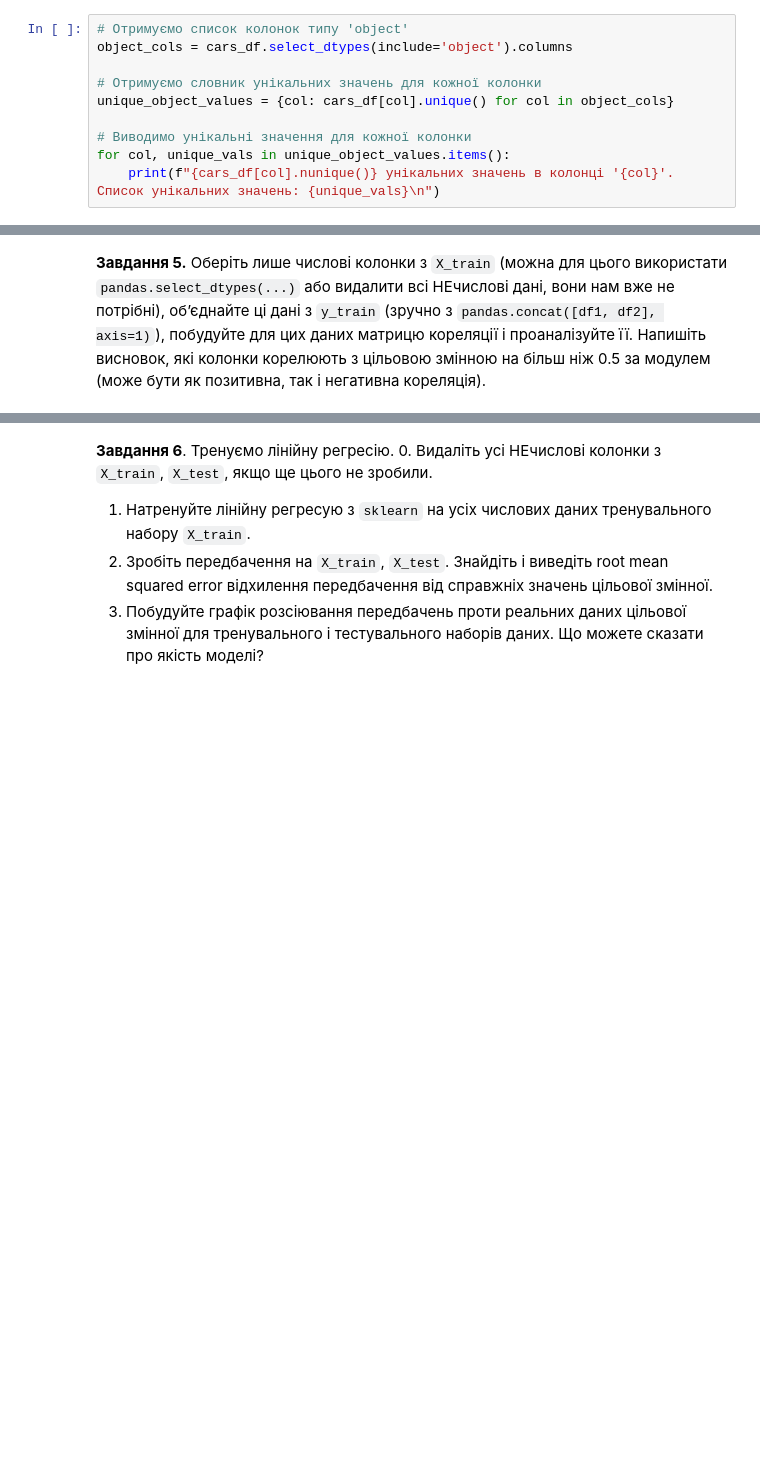
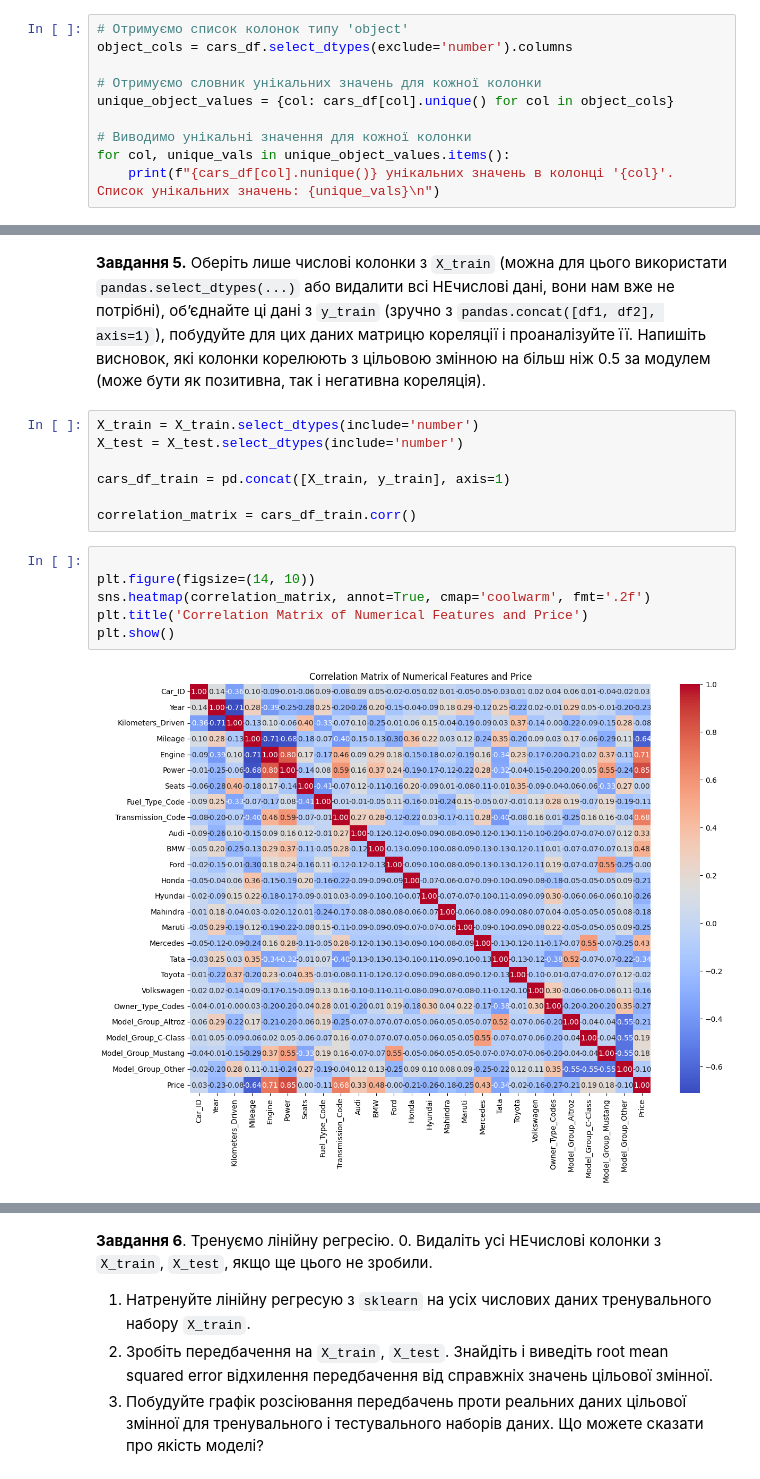
Before and after one commit to verabalashova/python-for-ml-tasks, a Jupyter notebook: module-1/topic-2/HW_2_1_Лінійна_регресія_від_багатьох_змінних.ipynb, the cells around one changed output, grey strips where cells are left out. Cells and saved outputs as stored; diff of their text form; blank space fills up the shorter version.

```diff
--- a/module-1/topic-2/HW_2_1_Лінійна_регресія_від_багатьох_змінних.ipynb
+++ b/module-1/topic-2/HW_2_1_Лінійна_регресія_від_багатьох_змінних.ipynb
@@ -148,7 +148,7 @@ cars_df.select_dtypes(include='object')
 100 rows × 5 columns
 # %%
 # Отримуємо список колонок типу 'object'
-object_cols = cars_df.select_dtypes(include='object').columns
+object_cols = cars_df.select_dtypes(exclude='number').columns
 
 # Отримуємо словник унікальних значень для кожної колонки
 unique_object_values = {col: cars_df[col].unique() for col in object_cols}
@@ -321,3 +321,18 @@ display(X_train.head()), display(X_test.head())
 (None, None)
 # %% [markdown]
 **Завдання 5.** Оберіть лише числові колонки з `X_train` (можна для цього використати `pandas.select_dtypes(...)` або видалити всі НЕчислові дані, вони нам вже не потрібні), обʼєднайте ці дані з `y_train` (зручно з `pandas.concat([df1, df2], axis=1)`), побудуйте для цих даних матрицю кореляції і проаналізуйте її. Напишіть висновок, які колонки корелюють з цільовою змінною на більш ніж 0.5 за модулем (може бути як позитивна, так і негативна кореляція).
+# %%
+X_train = X_train.select_dtypes(include='number')
+X_test = X_test.select_dtypes(include='number')
+
+cars_df_train = pd.concat([X_train, y_train], axis=1)
+
+correlation_matrix = cars_df_train.corr()
+# %%
+
+plt.figure(figsize=(14, 10))
+sns.heatmap(correlation_matrix, annot=True, cmap='coolwarm', fmt='.2f')
+plt.title('Correlation Matrix of Numerical Features and Price')
+plt.show()
+# %% [output]
+[figure, added]
```
Also changed, not shown: parts of 3 cells of this notebook.
